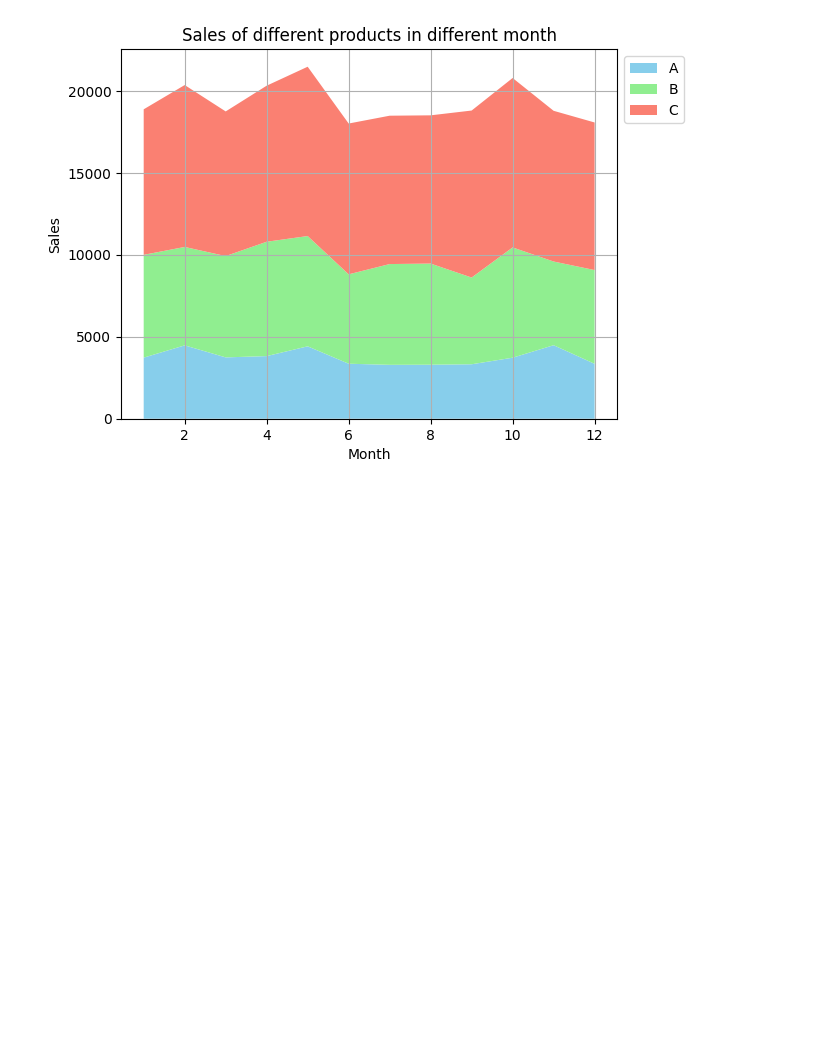
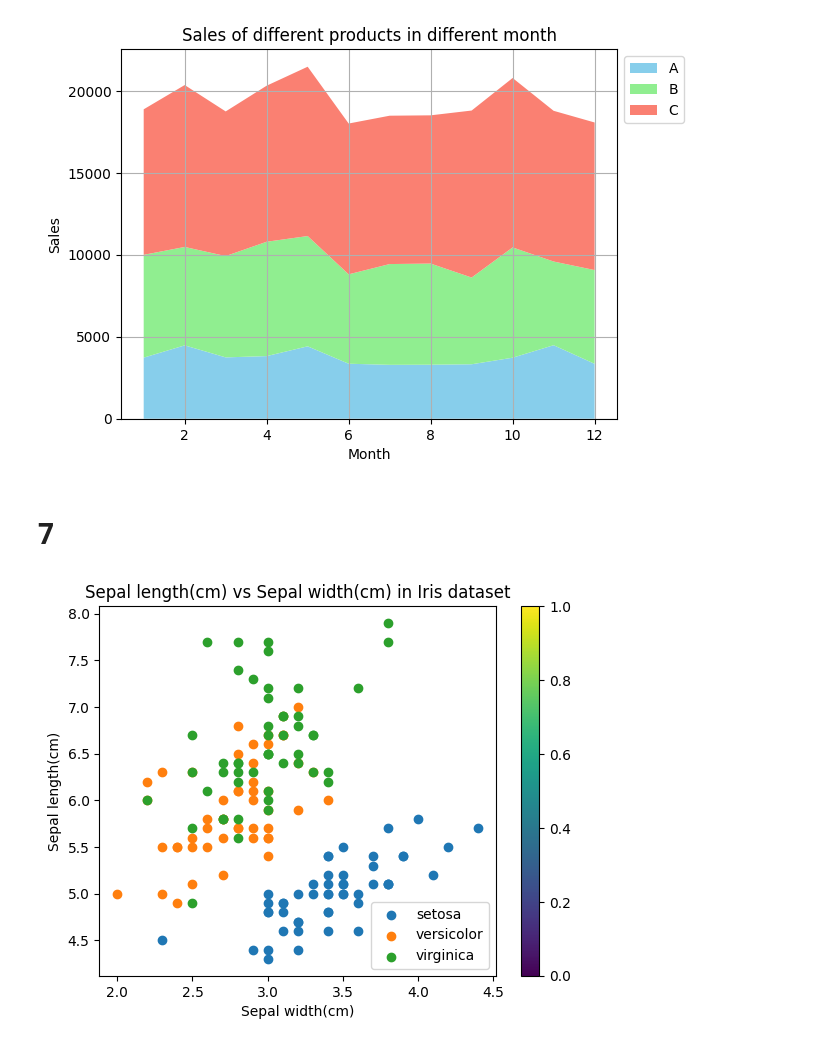
Before and after one commit to manusharansah/Python, a Jupyter notebook: Assignments/assign2.ipynb, the cells around one changed output. Cells and saved outputs as stored; diff of their text form; code cells hidden in the pictures; blank space fills up the shorter version.

Commit message:
matplotlib-ml assignment part c

```diff
--- a/Assignments/assign2.ipynb
+++ b/Assignments/assign2.ipynb
@@ -180,3 +180,25 @@ plt.grid()
 plt.show()
 # %% [output]
 [figure]
+# %% [markdown]
+# 7
+# %%
+from sklearn import datasets
+import matplotlib.pyplot as plt
+import pandas as pd
+
+iris = datasets.load_iris()
+df = pd.DataFrame(data = iris.data,columns=iris.feature_names)
+df['species'] = iris.target
+species_name = iris.target_names
+for i,speci in enumerate(species_name):
+    curr_spe = df[df['species']==i]
+    plt.scatter(curr_spe['sepal width (cm)'],curr_spe['sepal length (cm)'],label = speci,cmap='nipy_spectral')
+plt.colorbar()
+plt.legend()
+plt.xlabel('Sepal width(cm)')
+plt.ylabel('Sepal length(cm)')
+plt.title('Sepal length(cm) vs Sepal width(cm) in Iris dataset')
+plt.show()
+# %% [output]
+[figure, added]
```
Also changed, not shown: parts of 4 cells of this notebook.
